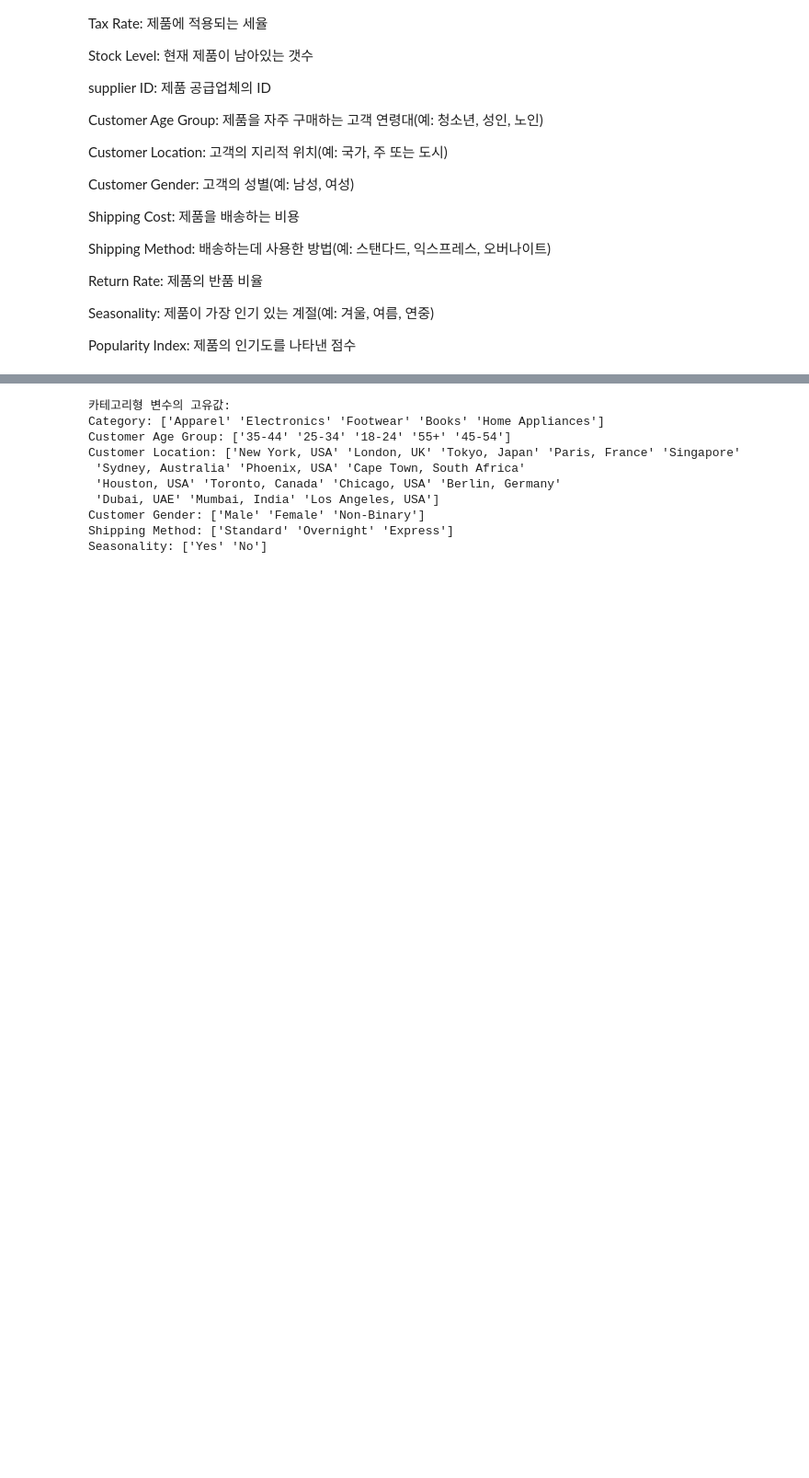
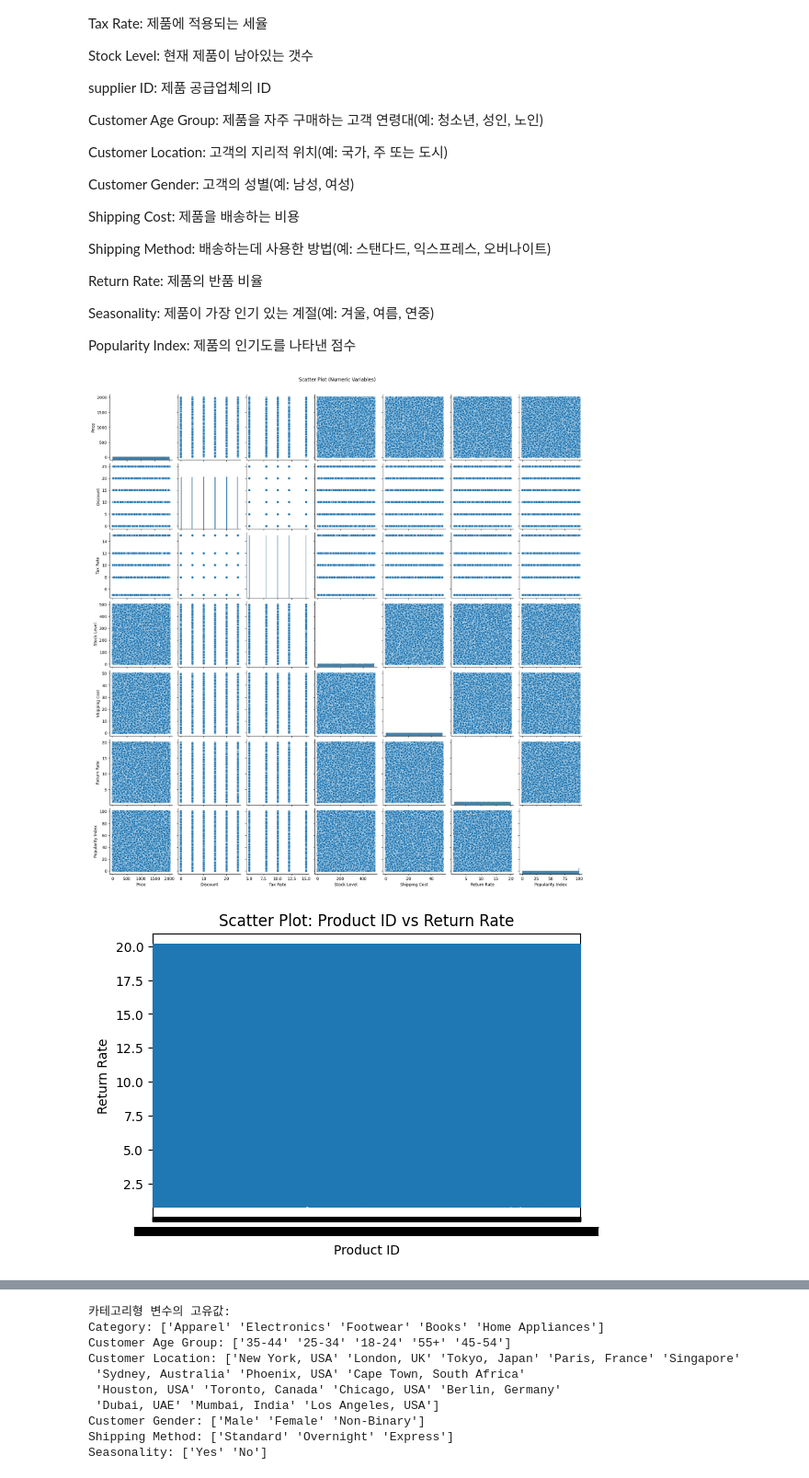
Before and after one commit to halley1116/2025_DA_study, a Jupyter notebook: team2/2주차/2nd.ipynb, the cells around one changed output, grey strips where cells are left out. Shown at 92% size. Cells and saved outputs as stored; diff of their text form; code cells hidden in the pictures; blank space fills up the shorter version.

```diff
--- a/team2/2주차/2nd.ipynb
+++ b/team2/2주차/2nd.ipynb
@@ -109,3 +109,21 @@ Return Rate: 제품의 반품 비율
 Seasonality: 제품이 가장 인기 있는 계절(예: 겨울, 여름, 연중)
 
 Popularity Index: 제품의 인기도를 나타낸 점수
+# %%
+numeric_columns = df.select_dtypes(include=['int64', 'float64']).columns
+categorical_columns = df.select_dtypes(exclude=['int64', 'float64']).columns
+
+# 2️⃣ 수치형 변수들 간의 산점도 (pairplot)
+sns.pairplot(df[numeric_columns])
+plt.suptitle("Scatter Plot (Numeric Variables)", y=1.02)
+plt.show()
+
+# 3️⃣ 범주형 변수 vs 수치형 타겟 변수 산점도 (stripplot)
+for cat_col in categorical_columns:
+    plt.figure(figsize=(6, 4))
+    sns.stripplot(x=df[cat_col], y=df['Return Rate'], jitter=True)
+    plt.title(f"Scatter Plot: {cat_col} vs Return Rate")
+    plt.show()
+# %% [output]
+[figure, added]
+[figure, added]
```
Also changed, not shown: parts of 3 cells of this notebook.
